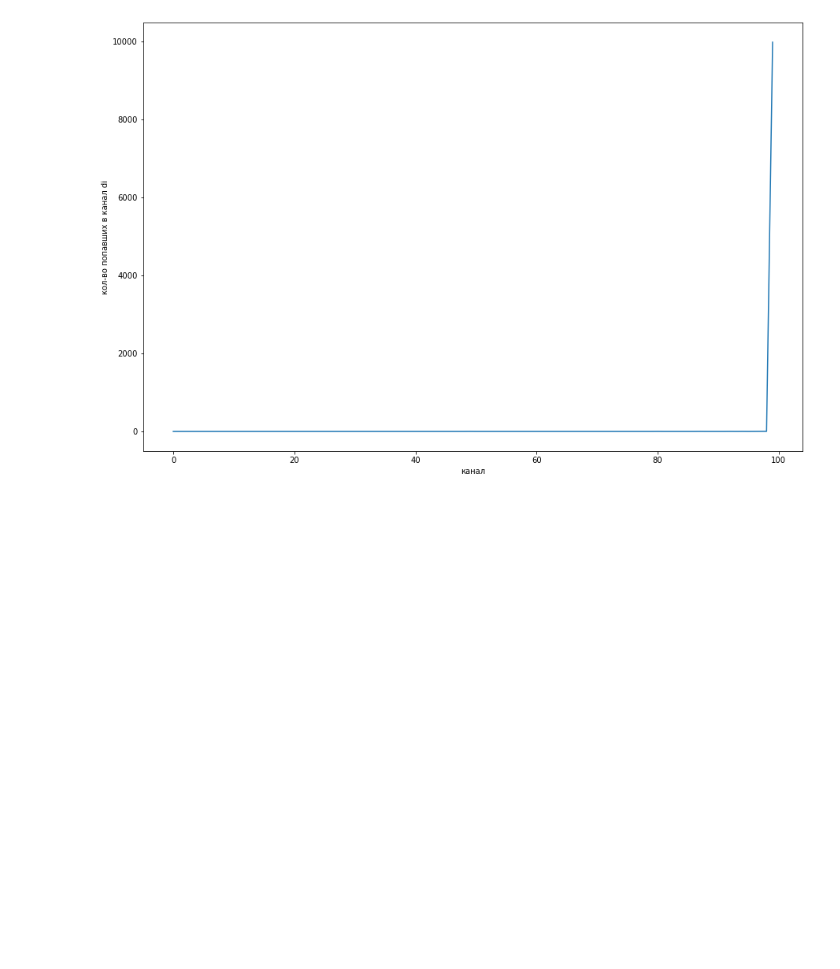
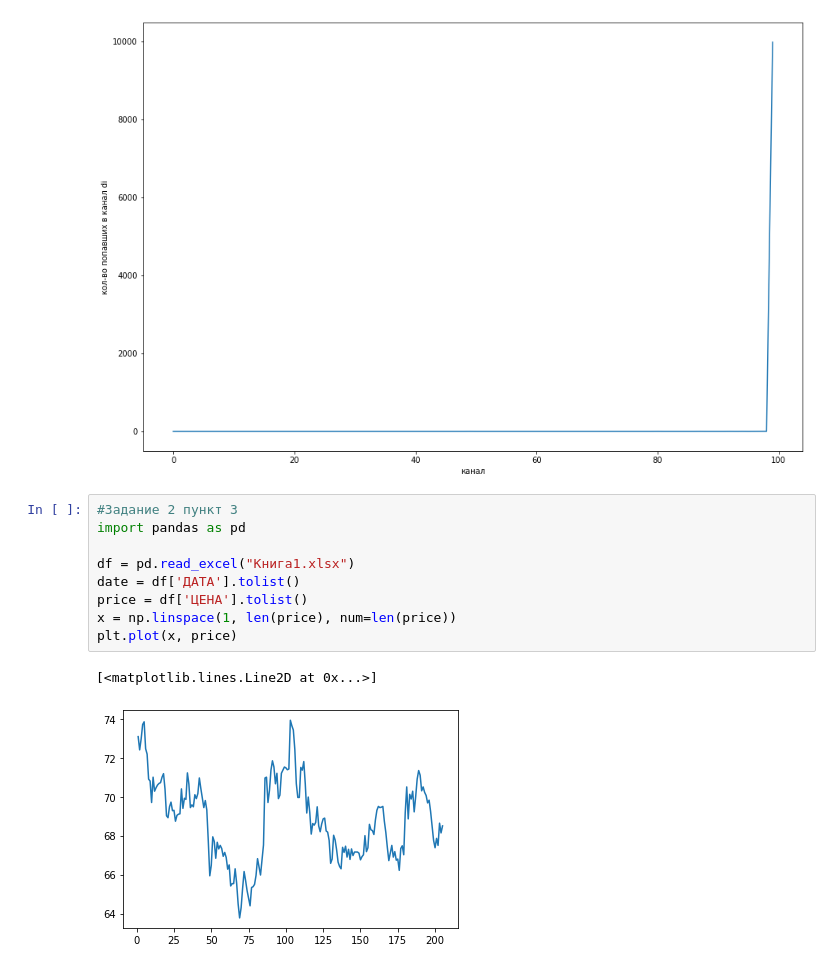
Before and after one commit to lokom19/Numeric-methods-Task-4, a Jupyter notebook: Задача 4.ipynb, the cells around one changed output. Cells and saved outputs as stored; diff of their text form; blank space fills up the shorter version.

Commit message:
Задание 2 пункт 3

```diff
--- a/Задача 4.ipynb
+++ b/Задача 4.ipynb
@@ -468,3 +469,15 @@ plt.xlabel('канал')
 plt.show()
 # %% [output]
 [figure]
+# %%
+#Задание 2 пункт 3
+import pandas as pd
+
+df = pd.read_excel("Книга1.xlsx")
+date = df['ДАТА'].tolist()
+price = df['ЦЕНА'].tolist()
+x = np.linspace(1, len(price), num=len(price))
+plt.plot(x, price)
+# %% [output]
+[<matplotlib.lines.Line2D at 0x...>]
+[figure, added]
```
Also changed, not shown: parts of 4 cells of this notebook.
